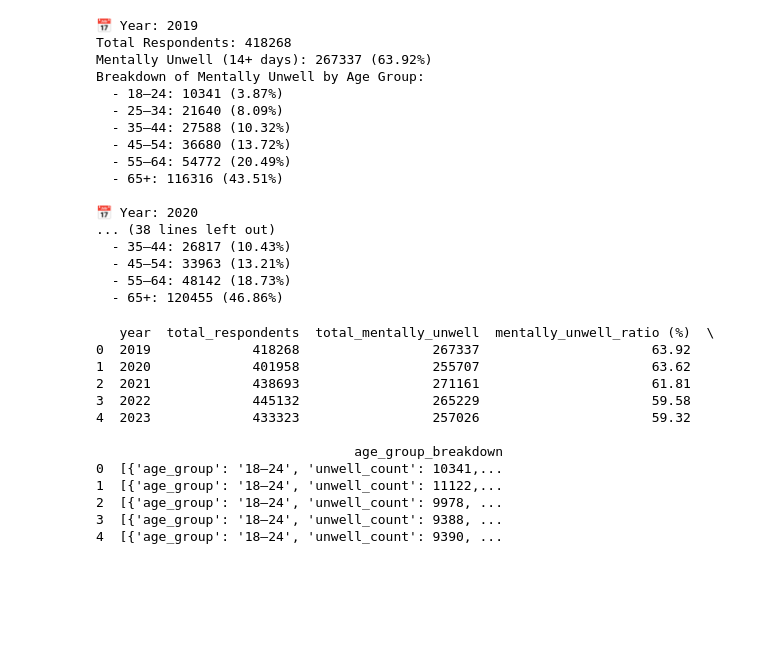
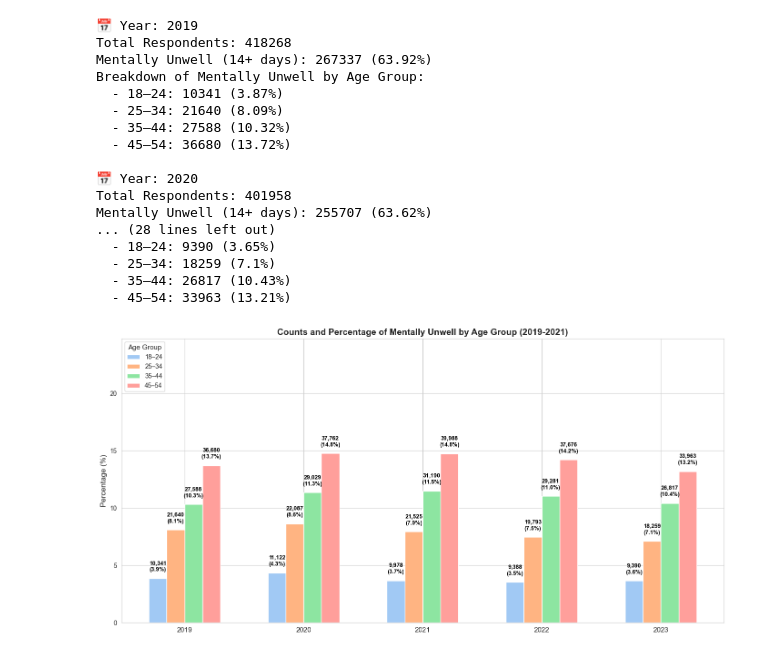
Before and after one commit to Ghostlun/Mental-Health-AI-Driven-System-Project, a Jupyter notebook: TrendAnalysis/trend.ipynb, the cells around one changed output. Drawn from its saved outputs; the diff is of its cells as text; code cells hidden in the pictures; blank space fills up the shorter version.

```diff
--- a/TrendAnalysis/trend.ipynb
+++ b/TrendAnalysis/trend.ipynb
@@ -112,6 +99,8 @@ for year in range(2019, 2024):
     age_group_breakdown = []
 
     for code, label in age_map.items():
+        if code == 5 or code == 6:
+            continue
         count = age_unwell_counts.get(code, 0)
         percent_within_unwell = round(count / total_unwell * 100, 2) if total_unwell else 0
         age_group_breakdown.append({
@@ -147,30 +136,54 @@ Breakdown of Mentally Unwell by Age Group:
   - 25–34: 21640 (8.09%)
   - 35–44: 27588 (10.32%)
   - 45–54: 36680 (13.72%)
-  - 55–64: 54772 (20.49%)
-  - 65+: 116316 (43.51%)
 
 📅 Year: 2020
-... (38 lines left out)
+Total Respondents: 401958
+Mentally Unwell (14+ days): 255707 (63.62%)
+... (28 lines left out)
+  - 18–24: 9390 (3.65%)
+  - 25–34: 18259 (7.1%)
   - 35–44: 26817 (10.43%)
   - 45–54: 33963 (13.21%)
-  - 55–64: 48142 (18.73%)
-  - 65+: 120455 (46.86%)
-# %%
-final_summary_df = pd.DataFrame(final_summary)
-print(final_summary_df)
-final_summary_df['age_group_breakdown']
-# %% [output]
-   year  total_respondents  total_mentally_unwell  mentally_unwell_ratio (%)  \
-0  2019             418268                 267337                      63.92
-1  2020             401958                 255707                      63.62
-2  2021             438693                 271161                      61.81
-3  2022             445132                 265229                      59.58
-4  2023             433323                 257026                      59.32
-
-                                 age_group_breakdown
-0  [{'age_group': '18–24', 'unwell_count': 10341,...
-1  [{'age_group': '18–24', 'unwell_count': 11122,...
-2  [{'age_group': '18–24', 'unwell_count': 9978, ...
-3  [{'age_group': '18–24', 'unwell_count': 9388, ...
-4  [{'age_group': '18–24', 'unwell_count': 9390, ...
+# %%
+import matplotlib.pyplot as plt
+import numpy as np
+import seaborn as sns
+
+# Seaborn 스타일
+sns.set_style("whitegrid")
+sns.set_palette("pastel")
+
+years = [s["year"] for s in final_summary]
+age_groups = [g["age_group"] for g in final_summary[0]["age_group_breakdown"]]
+n_age = len(age_groups)
+
+bar_width = 0.15
+x = np.arange(len(years))
+
+plt.figure(figsize=(14, 7))
+
+for i, group in enumerate(age_groups):
+    counts = [summary["age_group_breakdown"][i]["unwell_count"] for summary in final_summary]
+    percents = [summary["age_group_breakdown"][i]["percent_within_unwell"] for summary in final_summary]
+
+    offsets = x + (i - n_age / 2) * bar_width + bar_width / 2
+    bars = plt.bar(offsets, percents, width=bar_width, label=group)
+
+    for xi, cnt, pct in zip(offsets, counts, percents):
+        plt.text(
+            xi, pct + 0.5,
+            f"{cnt:,}\n({pct:.1f}%)",
+            ha='center', va='bottom', fontsize=9, fontweight='bold', color="black"
+        )
+
+plt.xticks(x, years, fontsize=11)
+plt.ylabel("Percentage (%)", fontsize=12)
+plt.title("Counts and Percentage of Mentally Unwell by Age Group (2019-2021)", fontsize=14, weight='bold')
+plt.ylim(0, max(max([g["percent_within_unwell"] for g in s["age_group_breakdown"]]) for s in final_summary) + 10)
+
+plt.legend(title="Age Group", fontsize=10, title_fontsize=11, loc='upper left')
+plt.tight_layout()
+plt.show()
+# %% [output]
+[figure, added]
```
Also changed, not shown: parts of 2 cells of this notebook, 4 other files.
